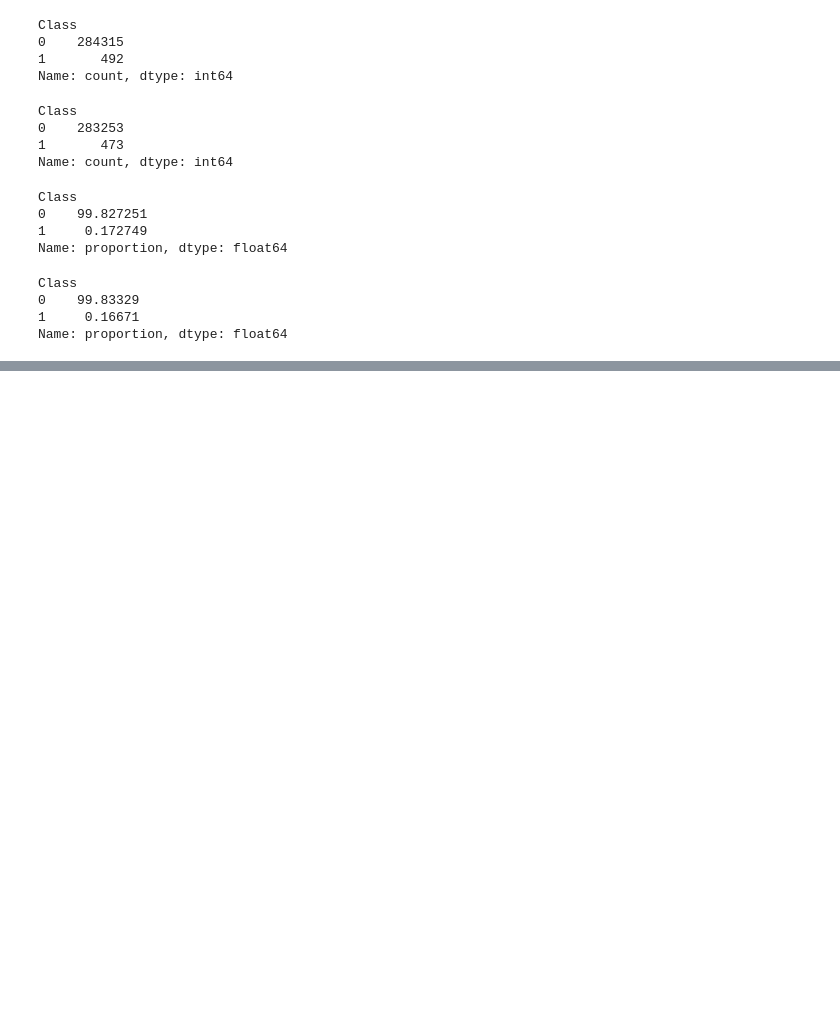
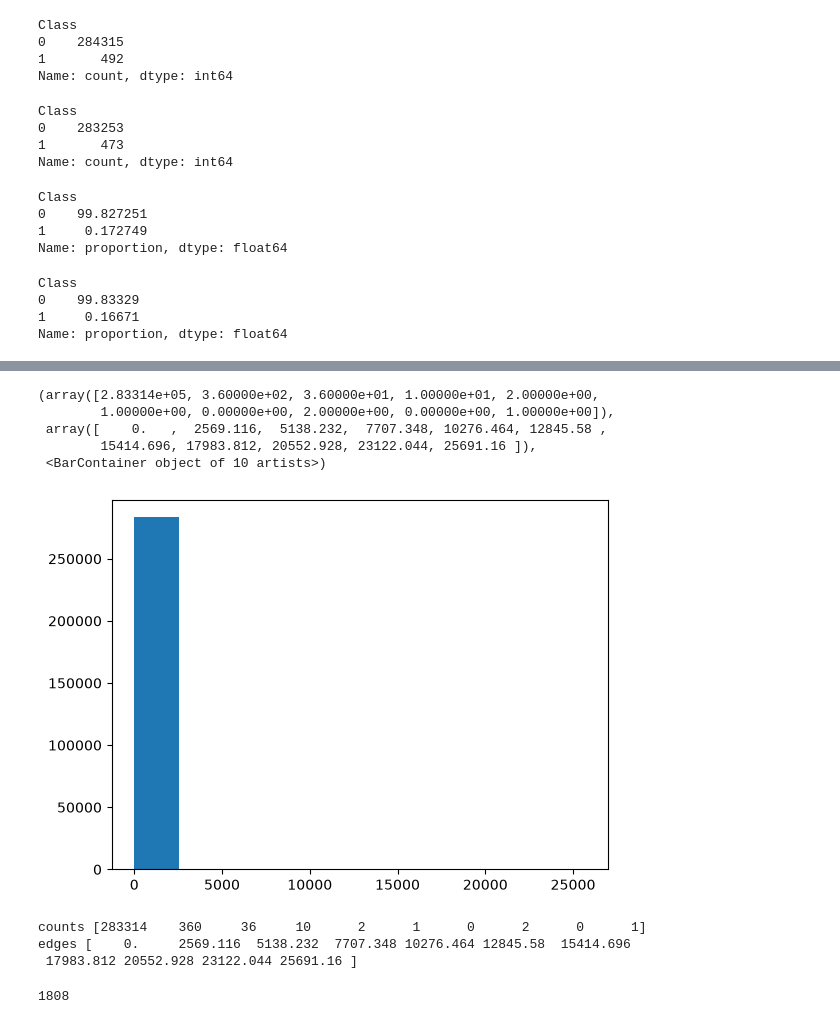
Before and after one commit to safasaaidi/fraud-detection, a Jupyter notebook: notebooks/01_exploration.ipynb, the cells around one changed output, grey strips where cells are left out. Cells and saved outputs as stored; diff of their text form; code cells hidden in the pictures; blank space fills up the shorter version.

```diff
--- a/notebooks/01_exploration.ipynb
+++ b/notebooks/01_exploration.ipynb
@@ -250,0 +303,23 @@ Name: proportion, dtype: float64
+# %%
+plt.hist(data=df_clean,x="Amount",bins=10)
+# %% [output]
+(array([2.83314e+05, 3.60000e+02, 3.60000e+01, 1.00000e+01, 2.00000e+00,
+        1.00000e+00, 0.00000e+00, 2.00000e+00, 0.00000e+00, 1.00000e+00]),
+ array([    0.   ,  2569.116,  5138.232,  7707.348, 10276.464, 12845.58 ,
+        15414.696, 17983.812, 20552.928, 23122.044, 25691.16 ]),
+ <BarContainer object of 10 artists>)
+[figure, added]
+# %%
+counts, edges = np.histogram(df_clean["Amount"], bins=10)
+print("counts",counts)
+print("edges",edges)
+# %% [output]
+counts [283314    360     36     10      2      1      0      2      0      1]
+edges [    0.     2569.116  5138.232  7707.348 10276.464 12845.58  15414.696
+ 17983.812 20552.928 23122.044 25691.16 ]
+# %%
+len(df_clean[df_clean["Amount"] == 0])        # nombre de lignes du tableau filtré
+(df_clean["Amount"] == 0).sum()               # somme des True (True vaut 1)
+df_clean[df_clean["Amount"] == 0].shape[0]    # première valeur de shape
+# %% [output]
+1808
```
Also changed, not shown: parts of 23 cells of this notebook.
